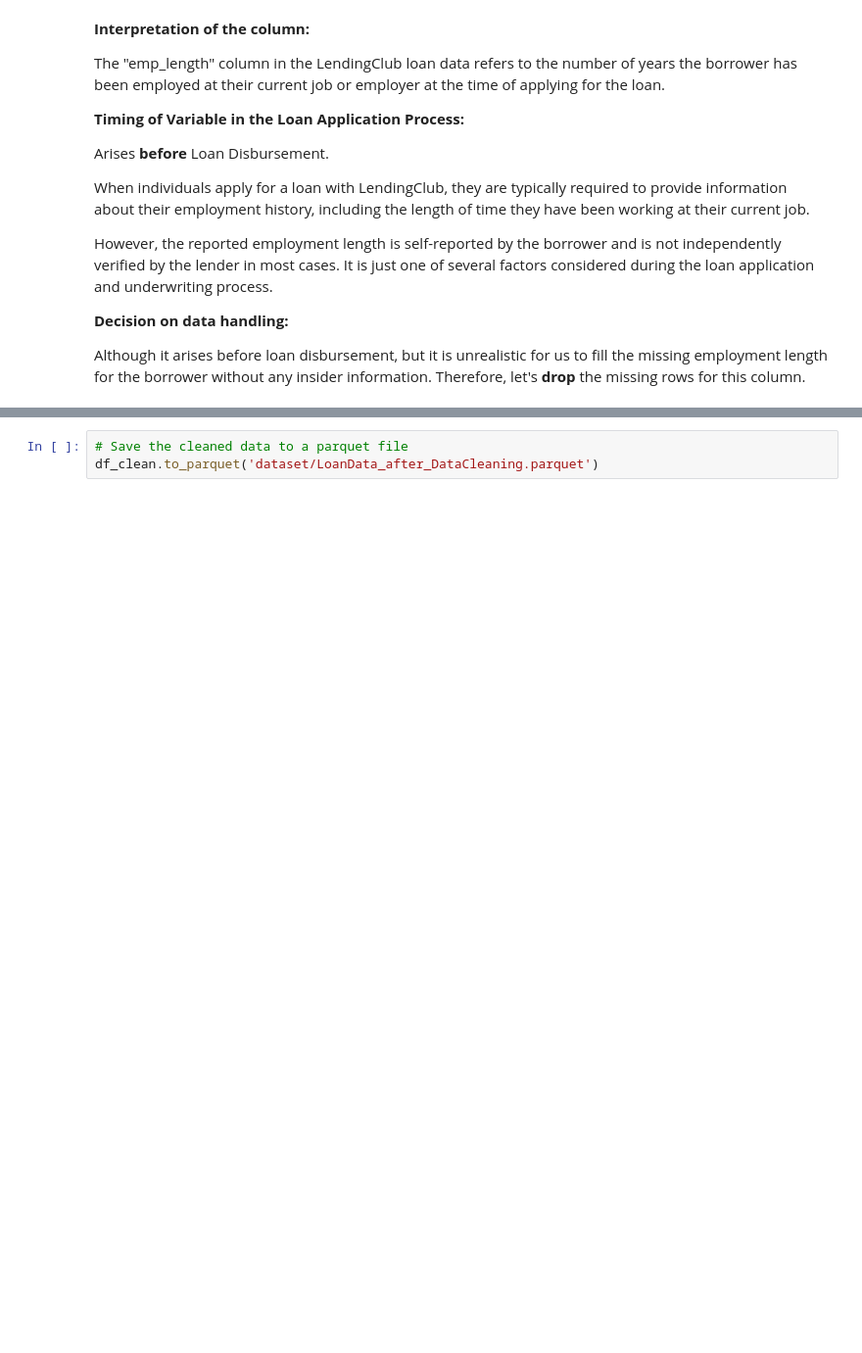
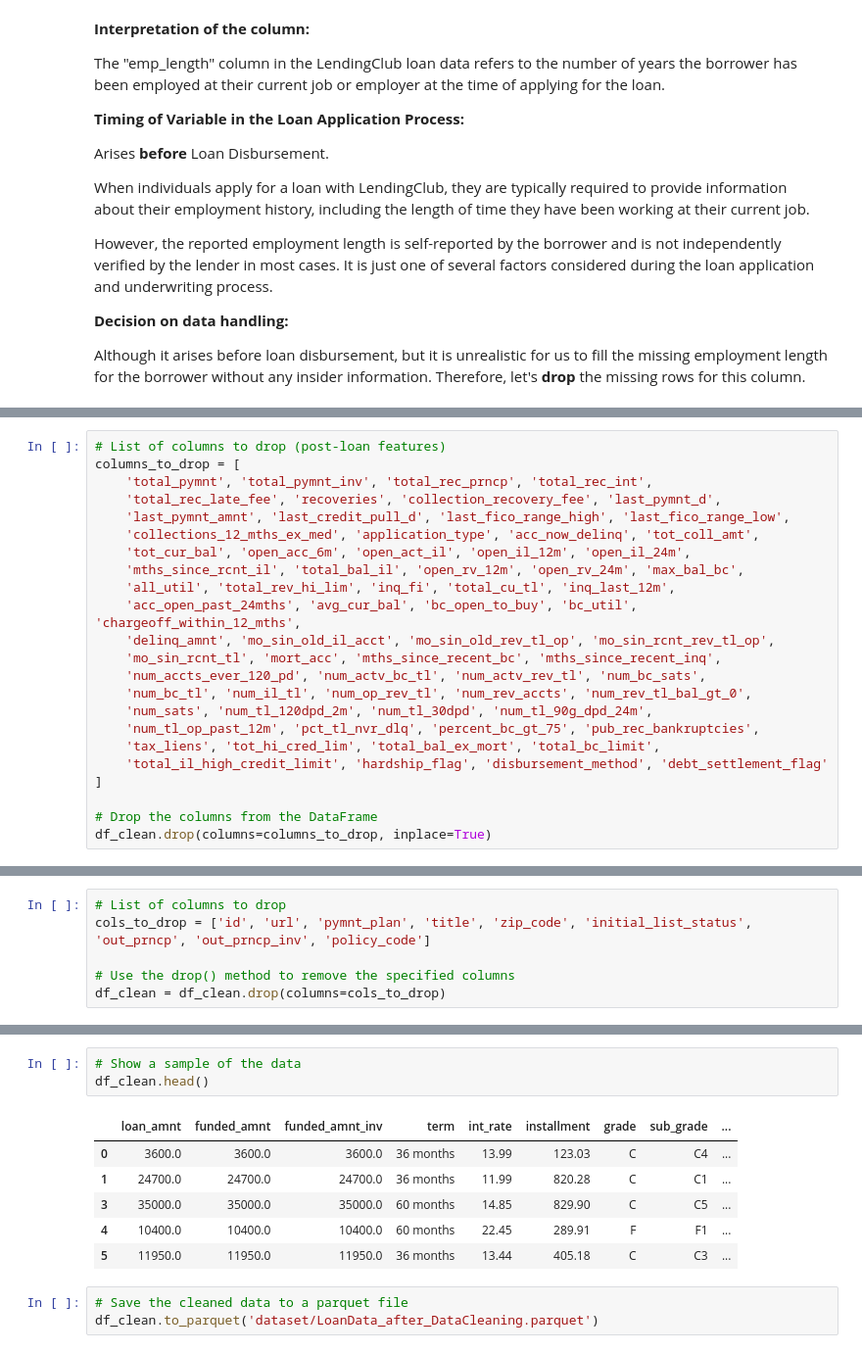
Before and after one commit to rachellliao/loan-default-prediction, a Jupyter notebook: 1. data_cleaning.ipynb, the cells around one changed output, grey strips where cells are left out. Shown at 98% size. Drawn from its saved outputs; the diff is of its cells as text; blank space fills up the shorter version.

Commit message:
update on data cleaning

```diff
--- a/1. data_cleaning.ipynb
+++ b/1. data_cleaning.ipynb
@@ -949,0 +1391,23 @@ df_clean.shape
+# %%
+# List of columns to drop (post-loan features)
+columns_to_drop = [
+    'total_pymnt', 'total_pymnt_inv', 'total_rec_prncp', 'total_rec_int',
+    'total_rec_late_fee', 'recoveries', 'collection_recovery_fee', 'last_pymnt_d',
+    'last_pymnt_amnt', 'last_credit_pull_d', 'last_fico_range_high', 'last_fico_range_low',
+    'collections_12_mths_ex_med', 'application_type', 'acc_now_delinq', 'tot_coll_amt',
+    'tot_cur_bal', 'open_acc_6m', 'open_act_il', 'open_il_12m', 'open_il_24m',
+    'mths_since_rcnt_il', 'total_bal_il', 'open_rv_12m', 'open_rv_24m', 'max_bal_bc',
+    'all_util', 'total_rev_hi_lim', 'inq_fi', 'total_cu_tl', 'inq_last_12m',
+    'acc_open_past_24mths', 'avg_cur_bal', 'bc_open_to_buy', 'bc_util', 'chargeoff_within_12_mths',
+    'delinq_amnt', 'mo_sin_old_il_acct', 'mo_sin_old_rev_tl_op', 'mo_sin_rcnt_rev_tl_op',
+    'mo_sin_rcnt_tl', 'mort_acc', 'mths_since_recent_bc', 'mths_since_recent_inq',
+    'num_accts_ever_120_pd', 'num_actv_bc_tl', 'num_actv_rev_tl', 'num_bc_sats',
+    'num_bc_tl', 'num_il_tl', 'num_op_rev_tl', 'num_rev_accts', 'num_rev_tl_bal_gt_0',
+    'num_sats', 'num_tl_120dpd_2m', 'num_tl_30dpd', 'num_tl_90g_dpd_24m',
+    'num_tl_op_past_12m', 'pct_tl_nvr_dlq', 'percent_bc_gt_75', 'pub_rec_bankruptcies',
+    'tax_liens', 'tot_hi_cred_lim', 'total_bal_ex_mort', 'total_bc_limit',
+    'total_il_high_credit_limit', 'hardship_flag', 'disbursement_method', 'debt_settlement_flag'
+]
+
+# Drop the columns from the DataFrame
+df_clean.drop(columns=columns_to_drop, inplace=True)
@@ -949,0 +1569,6 @@ df_clean.shape
+# %%
+# List of columns to drop
+cols_to_drop = ['id', 'url', 'pymnt_plan', 'title', 'zip_code', 'initial_list_status', 'out_prncp', 'out_prncp_inv', 'policy_code']
+
+# Use the drop() method to remove the specified columns
+df_clean = df_clean.drop(columns=cols_to_drop)
@@ -950,3 +1601,13 @@ df_clean.shape
+# %%
+# Show a sample of the data
+df_clean.head()
+# %% [output]
+|  | loan_amnt | funded_amnt | funded_amnt_inv | term | int_rate | installment | grade | sub_grade | ... |
+| 0 | 3600.0 | 3600.0 | 3600.0 | 36 months | 13.99 | 123.03 | C | C4 | ... |
+| 1 | 24700.0 | 24700.0 | 24700.0 | 36 months | 11.99 | 820.28 | C | C1 | ... |
+| 3 | 35000.0 | 35000.0 | 35000.0 | 60 months | 14.85 | 829.90 | C | C5 | ... |
+| 4 | 10400.0 | 10400.0 | 10400.0 | 60 months | 22.45 | 289.91 | F | F1 | ... |
+| 5 | 11950.0 | 11950.0 | 11950.0 | 36 months | 13.44 | 405.18 | C | C3 | ... |
 # %%
 # Save the cleaned data to a parquet file
 df_clean.to_parquet('dataset/LoanData_after_DataCleaning.parquet')
```
Also changed, not shown: parts of 19 cells of this notebook.
